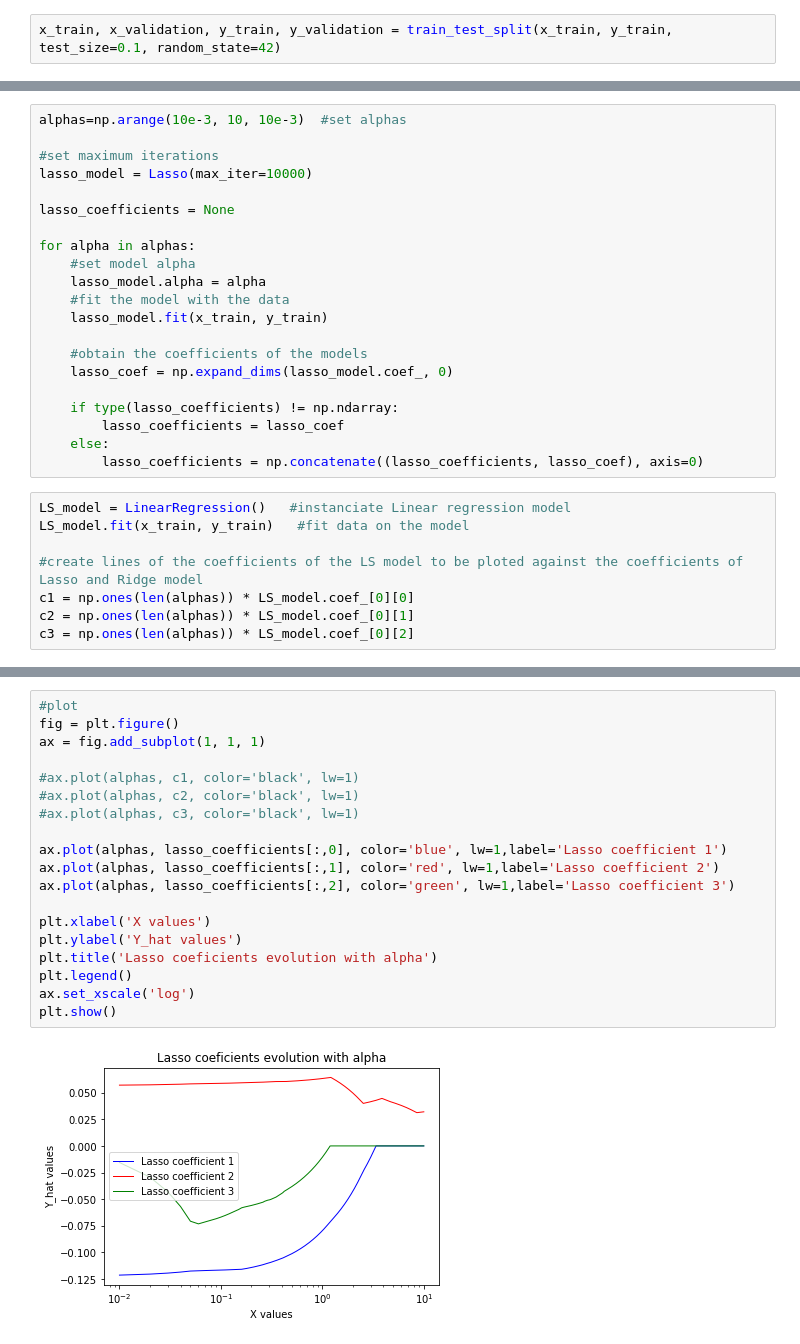
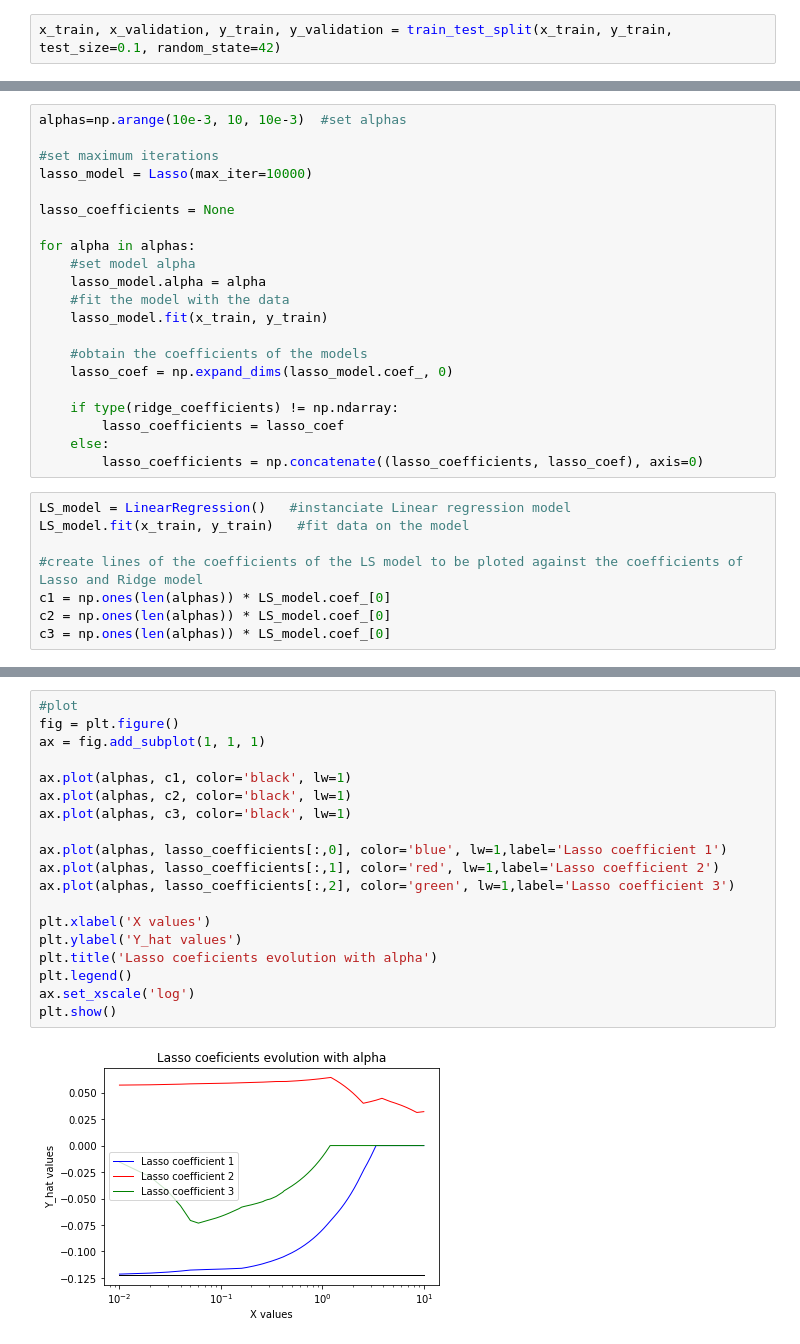
Before and after one commit to Andre-MR-Pereira/MLabs, a Jupyter notebook: Labs/Lab5/Part2_Regression.ipynb, the cells around one changed output, grey strips where cells are left out. Drawn from its saved outputs; the diff is of its cells as text.

Commit message:
Lasso analy

```diff
--- a/Labs/Lab5/Part2_Regression.ipynb
+++ b/Labs/Lab5/Part2_Regression.ipynb
@@ -133,7 +151,7 @@ for alpha in alphas:
     #obtain the coefficients of the models
     lasso_coef = np.expand_dims(lasso_model.coef_, 0)
 
-    if type(lasso_coefficients) != np.ndarray:
+    if type(ridge_coefficients) != np.ndarray:
         lasso_coefficients = lasso_coef
     else:
         lasso_coefficients = np.concatenate((lasso_coefficients, lasso_coef), axis=0)
@@ -142,6 +160,6 @@ LS_model = LinearRegression()   #instanciate Linear regression model
 LS_model.fit(x_train, y_train)   #fit data on the model
 
 #create lines of the coefficients of the LS model to be ploted against the coefficients of Lasso and Ridge model
-c1 = np.ones(len(alphas)) * LS_model.coef_[0][0]
-c2 = np.ones(len(alphas)) * LS_model.coef_[0][1]
-c3 = np.ones(len(alphas)) * LS_model.coef_[0][2]
+c1 = np.ones(len(alphas)) * LS_model.coef_[0]
+c2 = np.ones(len(alphas)) * LS_model.coef_[0]
+c3 = np.ones(len(alphas)) * LS_model.coef_[0]
@@ -150,21 +166,21 @@ IndexError: invalid index to scalar variable.
 # %%
 #plot
 fig = plt.figure()
 ax = fig.add_subplot(1, 1, 1)
 
-#ax.plot(alphas, c1, color='black', lw=1)
-#ax.plot(alphas, c2, color='black', lw=1)
-#ax.plot(alphas, c3, color='black', lw=1)
+ax.plot(alphas, c1, color='black', lw=1)
+ax.plot(alphas, c2, color='black', lw=1)
+ax.plot(alphas, c3, color='black', lw=1)
 
 ax.plot(alphas, lasso_coefficients[:,0], color='blue', lw=1,label='Lasso coefficient 1')
 ax.plot(alphas, lasso_coefficients[:,1], color='red', lw=1,label='Lasso coefficient 2')
 ax.plot(alphas, lasso_coefficients[:,2], color='green', lw=1,label='Lasso coefficient 3')
 
 plt.xlabel('X values')
 plt.ylabel('Y_hat values')
 plt.title('Lasso coeficients evolution with alpha')
 plt.legend()
 ax.set_xscale('log')
 plt.show()
 # %% [output]
-[figure, old version]
+[figure, new version]
```
Also changed, not shown: parts of 14 cells of this notebook.
